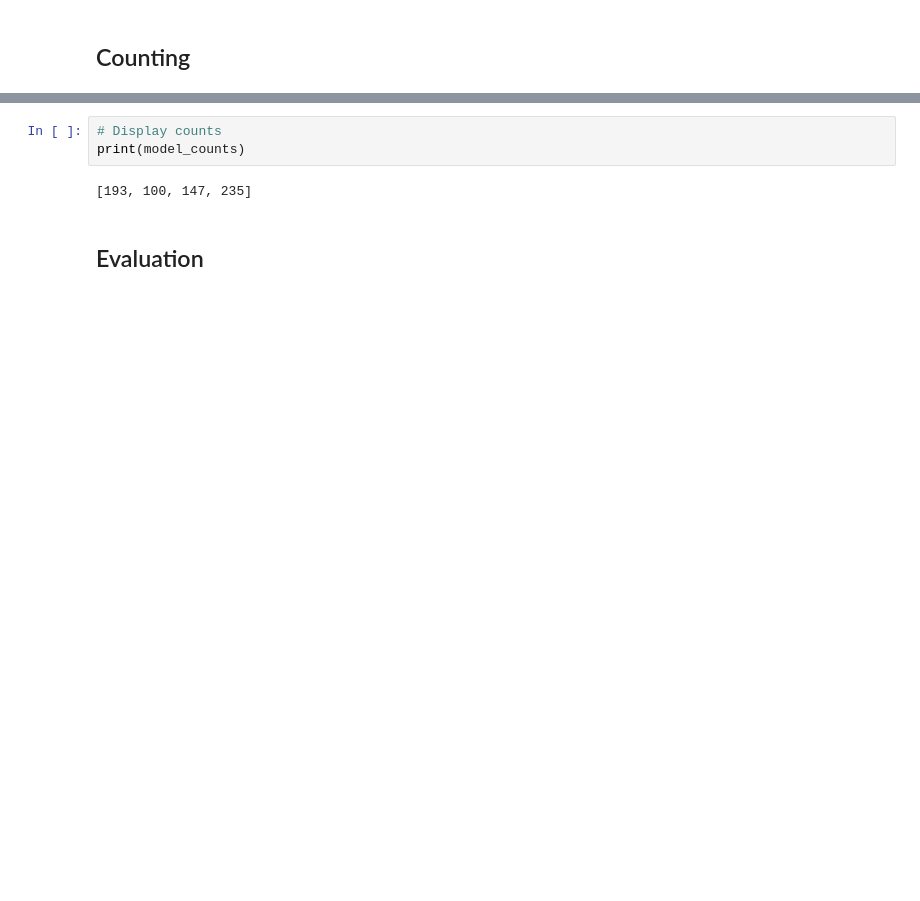
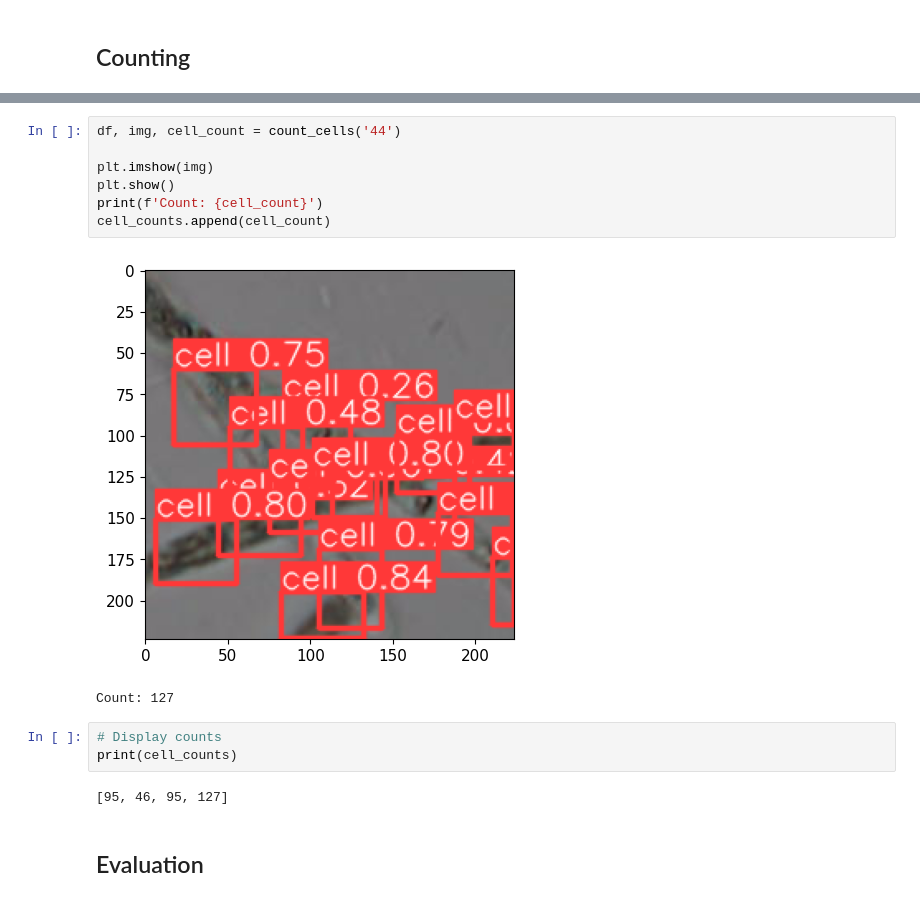
Before and after one commit to swaneekazoo/rgu-cm4105-honours, a Jupyter notebook: CM4105_Cell_Counter.ipynb, the cells around one changed output, grey strips where cells are left out. Saved outputs shown, nothing was run; the diff lists cells and outputs as text; blank space fills up the shorter version.

```diff
--- a/CM4105_Cell_Counter.ipynb
+++ b/CM4105_Cell_Counter.ipynb
@@ -263,8 +99,18 @@ First patch of image test_44:
+# %%
+df, img, cell_count = count_cells('44')
+
+plt.imshow(img)
+plt.show()
+print(f'Count: {cell_count}')
+cell_counts.append(cell_count)
+# %% [output]
+[figure, added]
+Count: 127
 # %%
 # Display counts
-print(model_counts)
+print(cell_counts)
 # %% [output]
-[193, 100, 147, 235]
+[95, 46, 95, 127]
 # %% [markdown]
 ## Evaluation
 # %%
```
Also changed, not shown: parts of 24 cells of this notebook, 2 other files.
